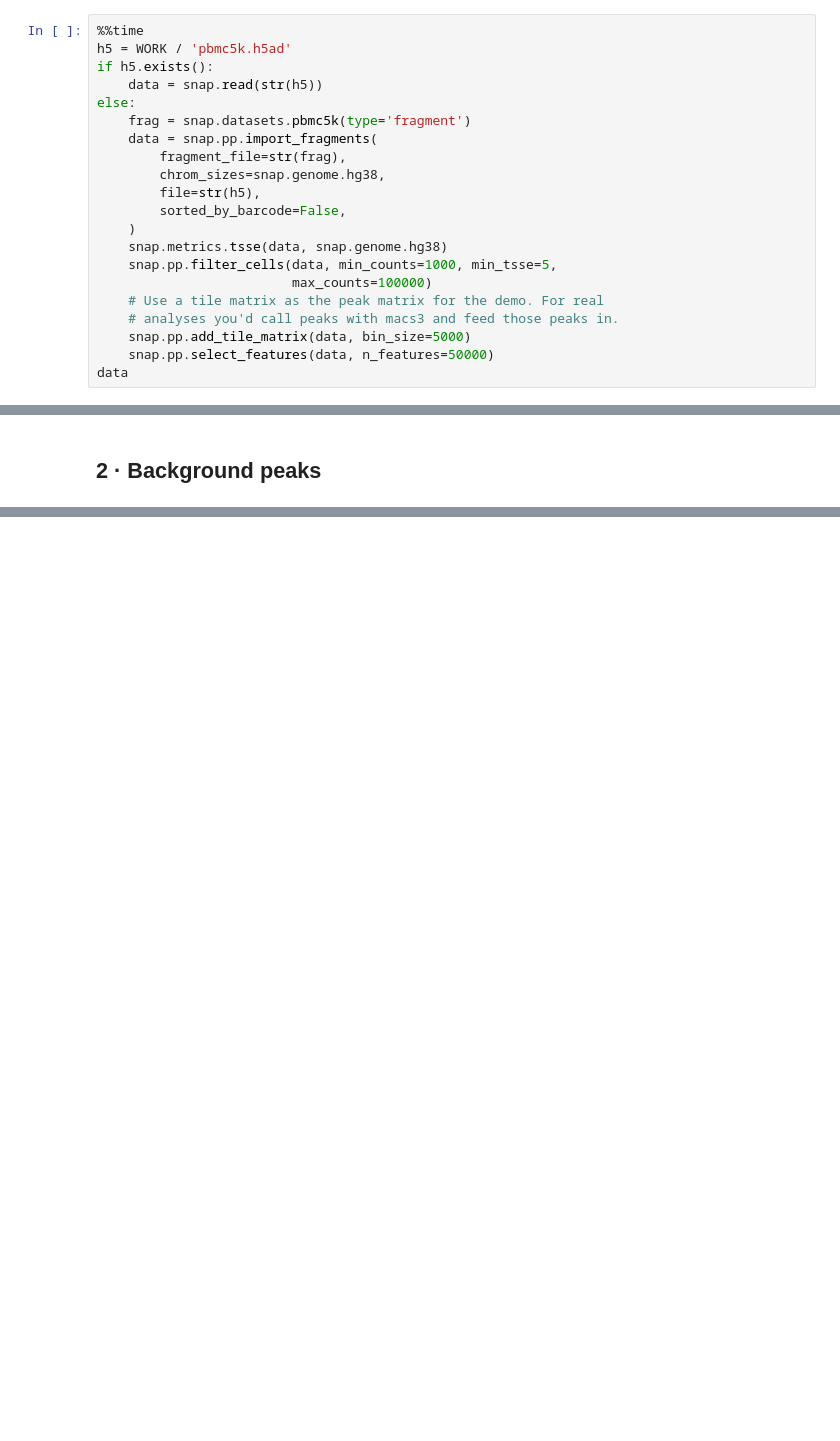
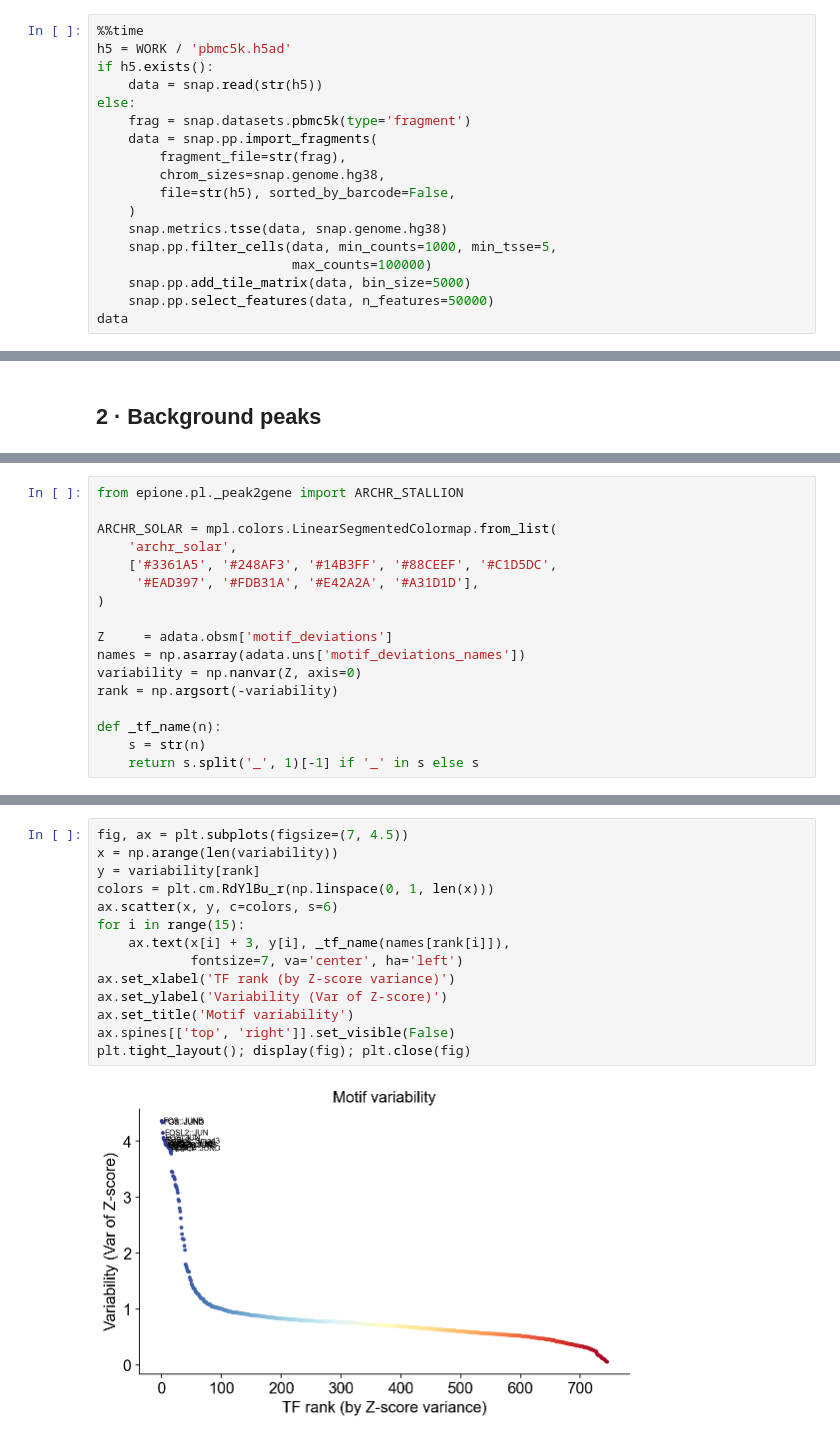
Before and after one commit to aristoteleo/epione, a Jupyter notebook: epione_guide/tutorials/single/t_chromvar.ipynb, the cells around one changed output, grey strips where cells are left out. Cells and saved outputs as stored; diff of their text form; blank space fills up the shorter version.

```diff
--- a/epione_guide/tutorials/single/t_chromvar.ipynb
+++ b/epione_guide/tutorials/single/t_chromvar.ipynb
@@ -50,14 +62,11 @@ else:
     data = snap.pp.import_fragments(
         fragment_file=str(frag),
         chrom_sizes=snap.genome.hg38,
-        file=str(h5),
-        sorted_by_barcode=False,
+        file=str(h5), sorted_by_barcode=False,
     )
     snap.metrics.tsse(data, snap.genome.hg38)
     snap.pp.filter_cells(data, min_counts=1000, min_tsse=5,
                          max_counts=100000)
-    # Use a tile matrix as the peak matrix for the demo. For real
-    # analyses you'd call peaks with macs3 and feed those peaks in.
     snap.pp.add_tile_matrix(data, bin_size=5000)
     snap.pp.select_features(data, n_features=50000)
 data
@@ -125,0 +220,17 @@ pd.DataFrame({
+# %%
+from epione.pl._peak2gene import ARCHR_STALLION
+
+ARCHR_SOLAR = mpl.colors.LinearSegmentedColormap.from_list(
+    'archr_solar',
+    ['#3361A5', '#248AF3', '#14B3FF', '#88CEEF', '#C1D5DC',
+     '#EAD397', '#FDB31A', '#E42A2A', '#A31D1D'],
+)
+
+Z     = adata.obsm['motif_deviations']
+names = np.asarray(adata.uns['motif_deviations_names'])
+variability = np.nanvar(Z, axis=0)
+rank = np.argsort(-variability)
+
+def _tf_name(n):
+    s = str(n)
+    return s.split('_', 1)[-1] if '_' in s else s
@@ -125,0 +239,16 @@ pd.DataFrame({
+# %%
+fig, ax = plt.subplots(figsize=(7, 4.5))
+x = np.arange(len(variability))
+y = variability[rank]
+colors = plt.cm.RdYlBu_r(np.linspace(0, 1, len(x)))
+ax.scatter(x, y, c=colors, s=6)
+for i in range(15):
+    ax.text(x[i] + 3, y[i], _tf_name(names[rank[i]]),
+            fontsize=7, va='center', ha='left')
+ax.set_xlabel('TF rank (by Z-score variance)')
+ax.set_ylabel('Variability (Var of Z-score)')
+ax.set_title('Motif variability')
+ax.spines[['top', 'right']].set_visible(False)
+plt.tight_layout(); display(fig); plt.close(fig)
+# %% [output]
+[figure, added]
```
Also changed, not shown: parts of 27 cells of this notebook.
